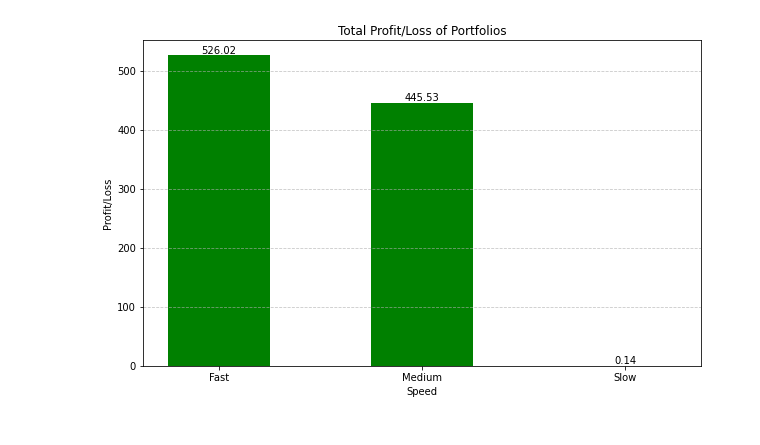
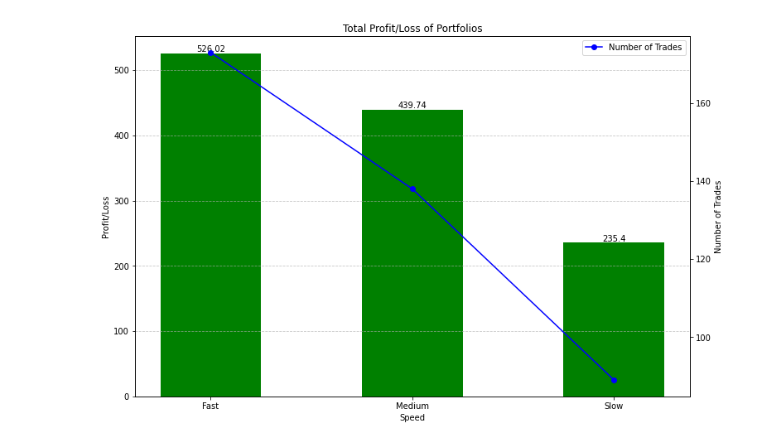
Before and after one commit to stefancourt/Trading-bot-website, a Jupyter notebook: Technical Documents/Jupyter/AI-Backtesting.ipynb, the cells around one changed output. Saved outputs shown, nothing was run; the diff lists cells and outputs as text; code cells hidden in the pictures.

```diff
--- a/Technical Documents/Jupyter/AI-Backtesting.ipynb
+++ b/Technical Documents/Jupyter/AI-Backtesting.ipynb
@@ -102,7 +102,7 @@ def trading_strategy(data, complete=False, rsi_window=None, overbought_threshold
     return signals
 # %%
 df = pd.read_csv("MSFT_hist.csv")
-df = df[df['Date'] >= '2019-01-01']
+df = df[df['Date'] >= '2021-01-01']
 # %%
 signals = trading_strategy(df, short_window=20, long_window=70)
 signals.to_csv("MSFT_signal_ma.csv")
@@ -608,12 +792,16 @@ plt.show()
 def complete_loop(df):
     portfolio = backtest_strategy(df, initial_cash=100, transaction_cost=0, complete=True, short_window=5, long_window=10, adx_window=14, adx_threshold=25, rsi_window=70, overbought_threshold=70, oversold_threshold=60, stop_loss=0.05, take_profit=0.2)
     total_pnl[0] = total_pnl[0] + portfolio.iloc[-1]['pnl']
-    portfolio = backtest_strategy(df, initial_cash=100, transaction_cost=0, complete=True, short_window=10, long_window=30, adx_window=22, adx_threshold=40, rsi_window=70, overbought_threshold=80, oversold_threshold=60, stop_loss=0.05, take_profit=0.2)
+    total_no_trades[0] = total_no_trades[0] + portfolio.iloc[-1]['no_trades']
+    portfolio = backtest_strategy(df, initial_cash=100, transaction_cost=0, complete=True, short_window=10, long_window=30, adx_window=22, adx_threshold=25, rsi_window=70, overbought_threshold=80, oversold_threshold=60, stop_loss=0.05, take_profit=0.2)
     total_pnl[1] = total_pnl[1] + portfolio.iloc[-1]['pnl']
-    portfolio = backtest_strategy(df, initial_cash=100, transaction_cost=0, complete=True, short_window=20, long_window=50, adx_window=30, adx_threshold=60, rsi_window=70, overbought_threshold=80, oversold_threshold=50, stop_loss=0.05, take_profit=0.2)
-    total_pnl[1] = total_pnl[1] + portfolio.iloc[-1]['pnl']
+    total_no_trades[1] = total_no_trades[1] + portfolio.iloc[-1]['no_trades']
+    portfolio = backtest_strategy(df, initial_cash=100, transaction_cost=0, complete=True, short_window=10, long_window=30, adx_window=30, adx_threshold=25, rsi_window=70, overbought_threshold=80, oversold_threshold=50, stop_loss=0.05, take_profit=0.2)
+    total_pnl[2] = total_pnl[2] + portfolio.iloc[-1]['pnl']
+    total_no_trades[2] = total_no_trades[2] + portfolio.iloc[-1]['no_trades']
 # %%
 total_pnl=[]
+total_no_trades=[]
 
 
 df = pd.read_csv("MSFT_hist.csv")
@@ -621,10 +809,13 @@ df = df[df['Date'] >= '2015-01-01']
 
 portfolio = backtest_strategy(df, initial_cash=100, transaction_cost=0, complete=True, short_window=5, long_window=10, adx_window=14, adx_threshold=25, rsi_window=70, overbought_threshold=70, oversold_threshold=60, stop_loss=0.05, take_profit=0.2)
 total_pnl.append(portfolio.iloc[-1]['pnl'])
-portfolio = backtest_strategy(df, initial_cash=100, transaction_cost=0, complete=True, short_window=10, long_window=30, adx_window=22, adx_threshold=40, rsi_window=70, overbought_threshold=80, oversold_threshold=60, stop_loss=0.05, take_profit=0.2)
+total_no_trades.append(portfolio.iloc[-1]['no_trades'])
+portfolio = backtest_strategy(df, initial_cash=100, transaction_cost=0, complete=True, short_window=10, long_window=30, adx_window=22, adx_threshold=25, rsi_window=70, overbought_threshold=80, oversold_threshold=60, stop_loss=0.05, take_profit=0.2)
 total_pnl.append(portfolio.iloc[-1]['pnl'])
-portfolio = backtest_strategy(df, initial_cash=100, transaction_cost=0, complete=True, short_window=20, long_window=50, adx_window=30, adx_threshold=60, rsi_window=70, overbought_threshold=80, oversold_threshold=50, stop_loss=0.05, take_profit=0.2)
+total_no_trades.append(portfolio.iloc[-1]['no_trades'])
+portfolio = backtest_strategy(df, initial_cash=100, transaction_cost=0, complete=True, short_window=10, long_window=30, adx_window=30, adx_threshold=25, rsi_window=70, overbought_threshold=80, oversold_threshold=50, stop_loss=0.05, take_profit=0.2)
 total_pnl.append(portfolio.iloc[-1]['pnl'])
+total_no_trades.append(portfolio.iloc[-1]['no_trades'])
 
 df = pd.read_csv("AAPL_hist.csv")
 df = df[df['Date'] >= '2015-01-01']
@@ -632,36 +823,38 @@ complete_loop(df)
 df = pd.read_csv("JPM_hist.csv")
 df = df[df['Date'] >= '2015-01-01']
 complete_loop(df)
 df = pd.read_csv("BAC_hist.csv")
 df = df[df['Date'] >= '2015-01-01']
 complete_loop(df)
 df = pd.read_csv("PFE_hist.csv")
 df = df[df['Date'] >= '2015-01-01']
 complete_loop(df)
 df = pd.read_csv("JNJ_hist.csv")
 df = df[df['Date'] >= '2015-01-01']
 complete_loop(df)
 
-# Create figure and axis
-fig, ax = plt.subplots(figsize=(10, 6))
+fig, ax = plt.subplots(figsize=(12, 8))
 
 # Create bars for each value
 bar_width = 0.5
 index = np.arange(len(total_pnl))
-bars = ax.bar(index, total_pnl, bar_width, color=['green' if pl >= 0 else 'red' for pl in pnl_list])
+bars = ax.bar(index, total_pnl, bar_width, color=['green' if pl >= 0 else 'red' for pl in total_pnl])
 
 # Add labels, title, and grid
 ax.set_xlabel('Speed')
 ax.set_ylabel('Profit/Loss')
 ax.set_title('Total Profit/Loss of Portfolios')
 ax.set_xticks(index)
 ax.set_xticklabels(['Fast', 'Medium', 'Slow'])
 ax.grid(axis='y', linestyle='--', alpha=0.7)
+ax1 = ax.twinx()
+ax1.plot(index, total_no_trades, color='blue', marker='o', label='Number of Trades')
+ax1.set_ylabel('Number of Trades')
+ax1.legend(loc='upper right')
 
 # Display values on top of bars
 for i, bar in enumerate(bars):
-    plt.text(bar.get_x() + bar.get_width() / 2, bar.get_height(), str(round(total_pnl[i],2)), ha='center', va='bottom')
-
+    ax.text(bar.get_x() + bar.get_width() / 2, bar.get_height(), str(round(total_pnl[i],2)), ha='center', va='bottom')
 plt.show()
 # %% [output]
-[figure, old version]
+[figure, new version]
```
Also changed, not shown: parts of 15 cells of this notebook, 19 other files.
